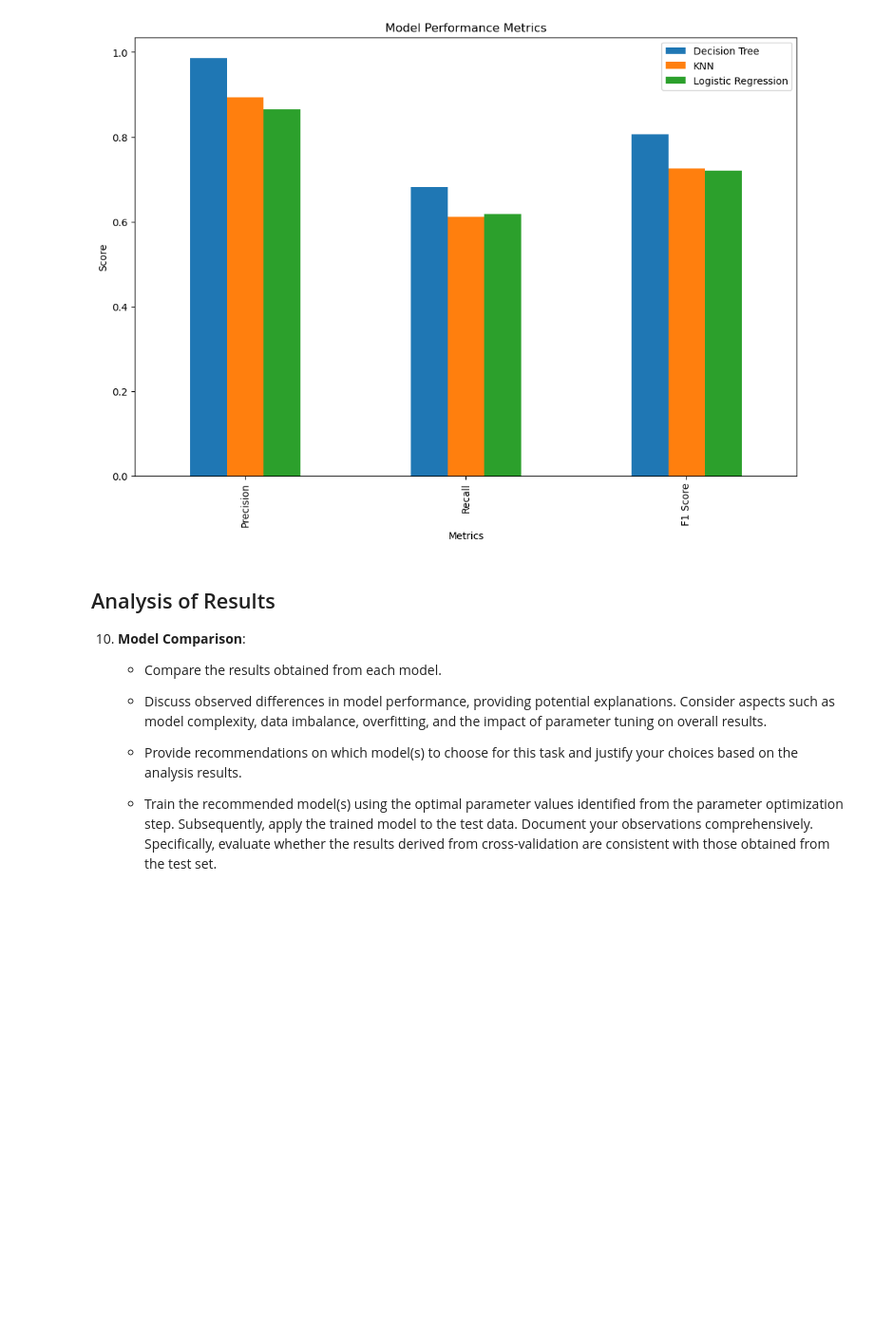
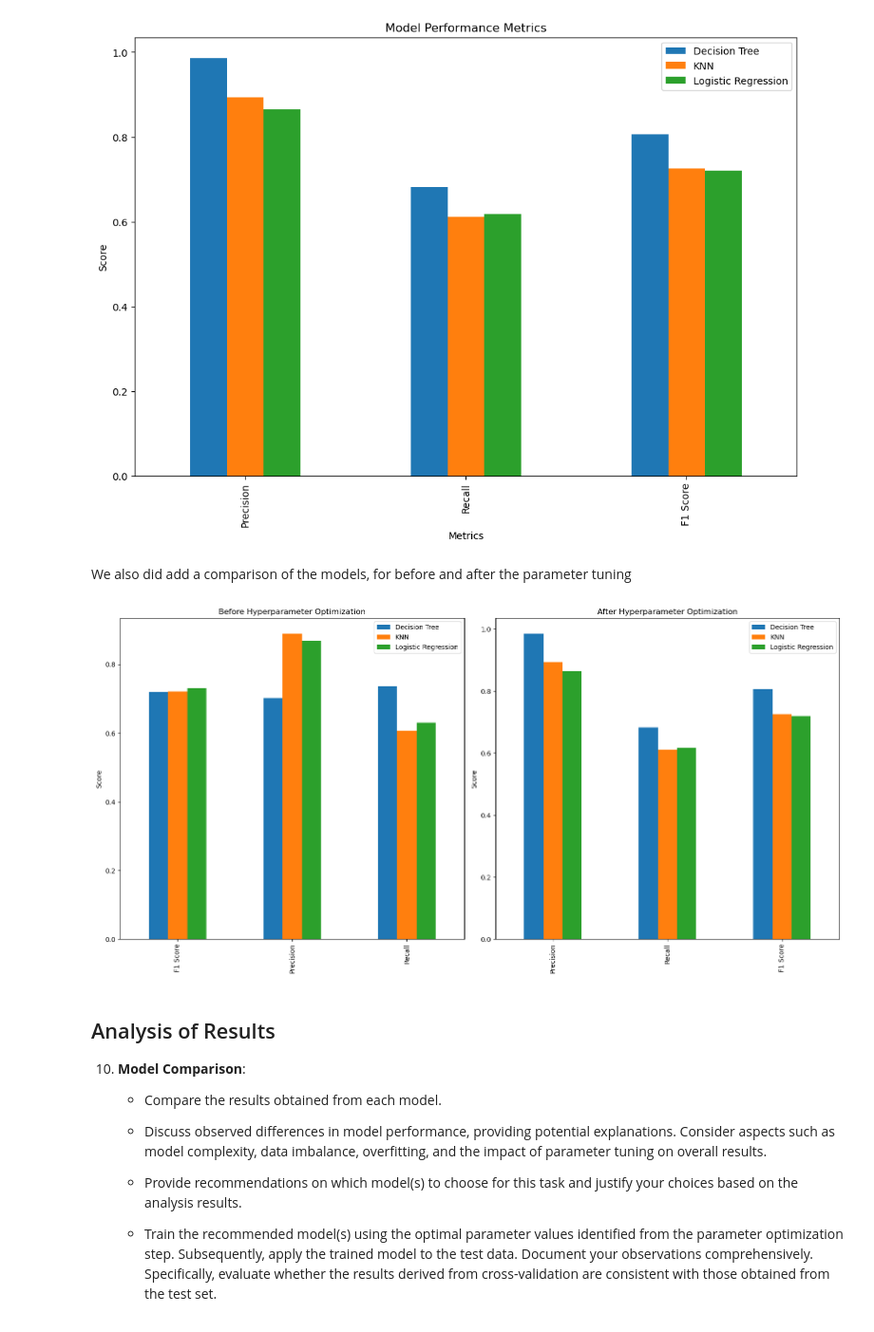
Before and after one commit to vanishabagga/CSI4106-A2, a Jupyter notebook: csi4106-f24-a2-template.ipynb, the cells around one changed output. Shown at 95% size. Cells and saved outputs as stored; diff of their text form; code cells hidden in the pictures; blank space fills up the shorter version.

Commit message:
before and after tuning added

```diff
--- a/csi4106-f24-a2-template.ipynb
+++ b/csi4106-f24-a2-template.ipynb
@@ -432,13 +432,23 @@ models = {
     'Logistic Regression': lr
 }
 
+res = {}
+
 # assessing models
 for name, model in models.items():
     f1 = cross_val_score(model, X_train_scaled_df, y_train, cv=5, scoring='f1')
     prec = cross_val_score(model, X_train_scaled_df, y_train, cv=5, scoring='precision')
     rec = cross_val_score(model, X_train_scaled_df, y_train, cv=5, scoring='recall')
 
+    res[name] = {
+        'F1 Score': f1.mean(),
+        'Precision': prec.mean(),
+        'Recall': rec.mean()
+    }
+
     print(f"{name} F1 Score: {f1.mean()}")
     print(f"{name} Precision: {prec.mean()}")
     print(f"{name} Recall: {rec.mean()}")
+
+resdf = pd.DataFrame(res)
 # %% [output]
@@ -540,6 +551,26 @@ Precision       0.985618  0.893745             0.863934
 Recall          0.682084  0.610656             0.617096
 F1 Score        0.806228  0.725565             0.719945
 [figure]
+# %% [markdown]
+We also did add a comparison of the models, for before and after the parameter tuning
+# %%
+compare = pd.concat([resdf, results_df], keys=['Before','After'])
+
+#plotting
+fig, axes = plt.subplots(1, 2, figsize=(16, 8))
+
+compare.loc['Before'].plot(kind='bar', ax=axes[0])
+axes[0].set_title('Before Hyperparameter Optimization')
+axes[0].set_ylabel('Score')
+
+compare.loc['After'].plot(kind='bar', ax=axes[1])
+axes[1].set_title('After Hyperparameter Optimization')
+axes[1].set_ylabel('Score')
+
+plt.tight_layout()
+plt.show()
+# %% [output]
+[figure, added]
 # %% [markdown]
 ## Analysis of Results
 
```
Also changed, not shown: parts of 2 cells of this notebook.
